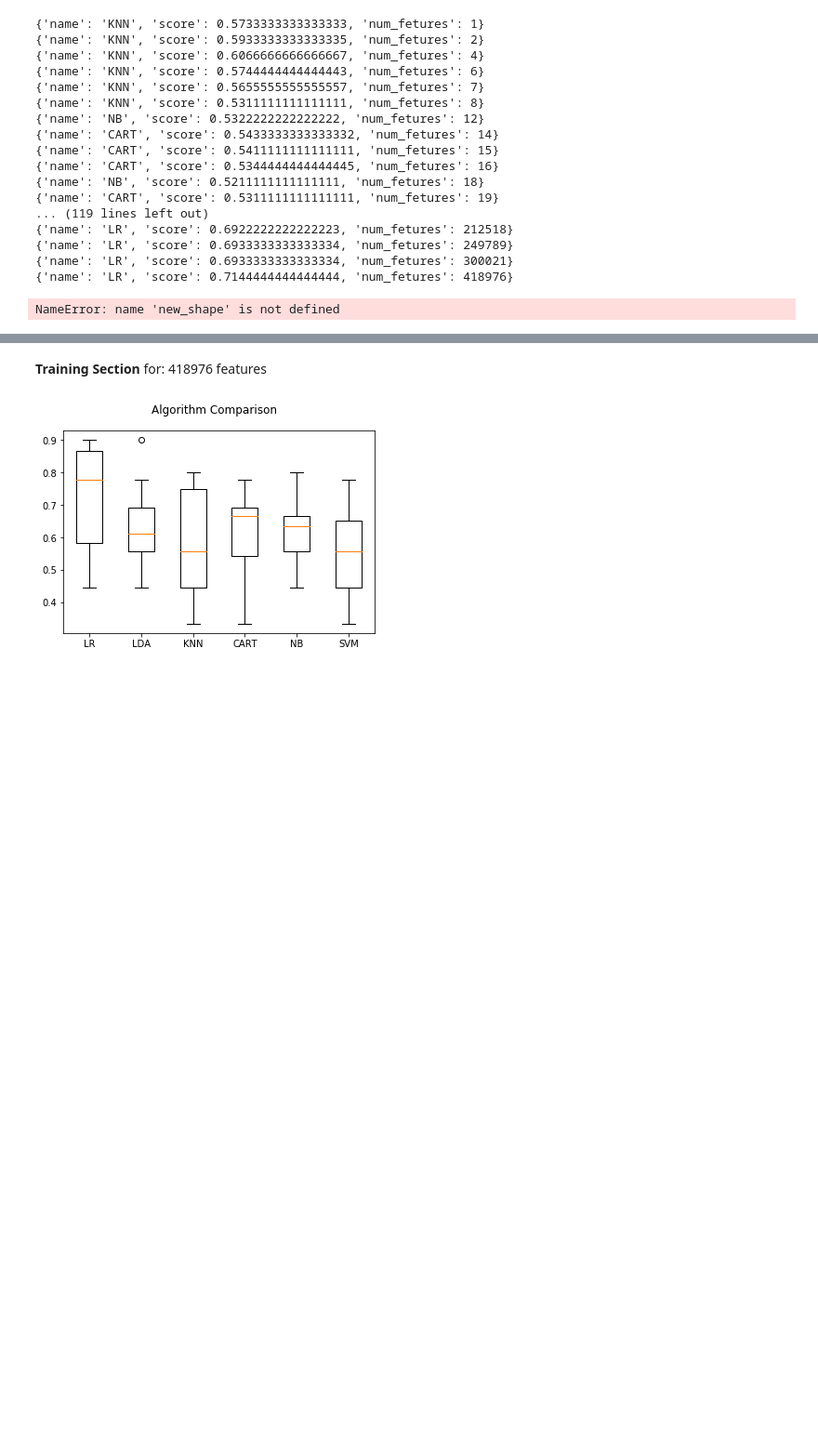
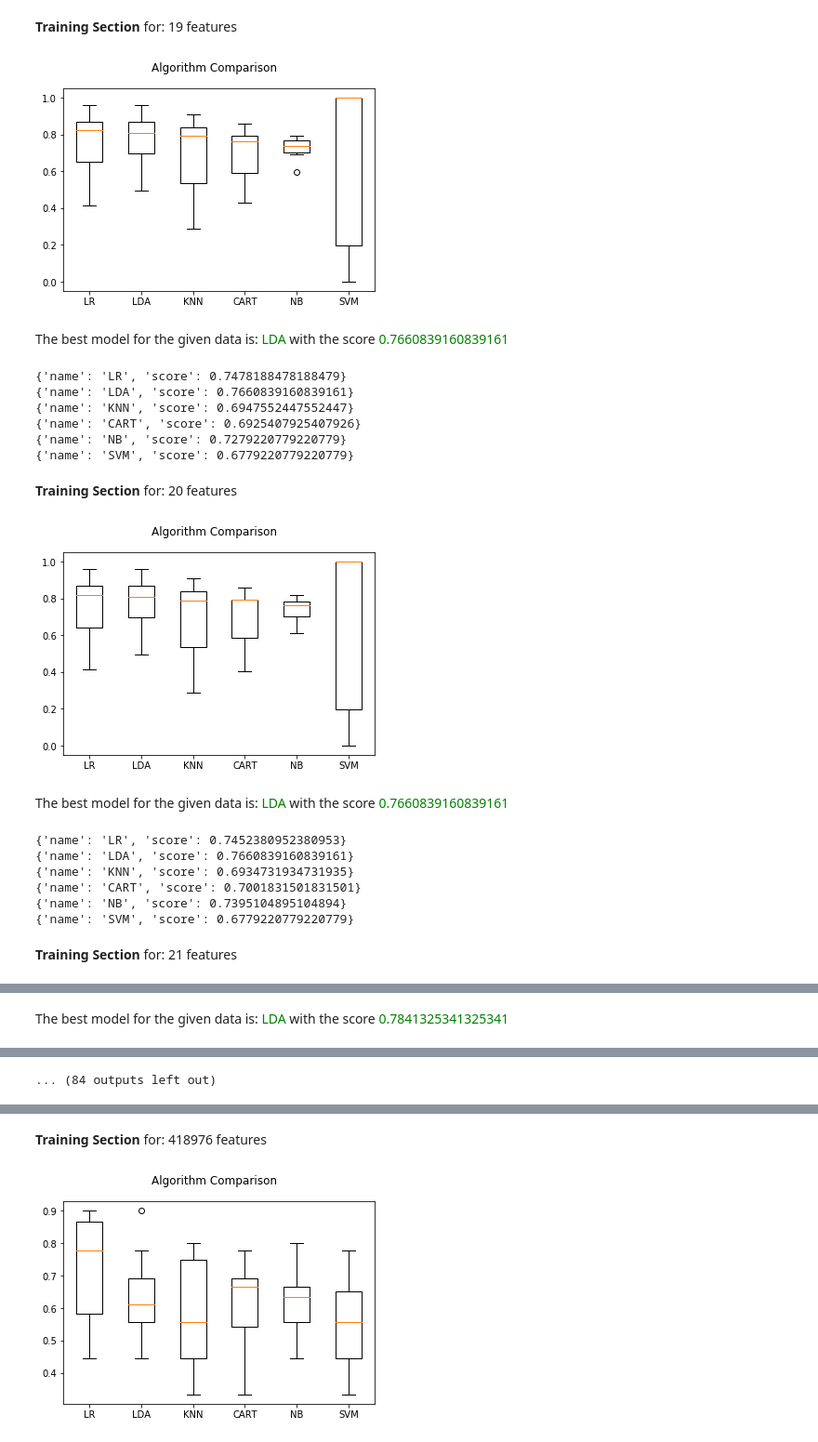
Before and after one commit to motybz/Cancer_Data_Mining, a Jupyter notebook: Models_Compare.ipynb, the cells around one changed output, grey strips where cells are left out. Shown at 93% size. Saved outputs shown, nothing was run; the diff lists cells and outputs as text; code cells hidden in the pictures; blank space fills up the shorter version.

Commit message:
New data sets + new graph + config file

```diff
--- a/Models_Compare.ipynb
+++ b/Models_Compare.ipynb
@@ -83,11 +85,19 @@ def get_the_best(results): # input - list of dict {"name":name,"score":score}
     # print ('The best model for the given train (' + X_train.shape +') is: ' + name + 'with the score ' +m )
     return results[i] # the max model (dict type)
 # %%
+#consts
+FILE_PATH = os.path.dirname(os.path.abspath("__file__"))
+CONFIG_FILE = '{}/config.ini'.format(FILE_PATH)
+config = configparser.ConfigParser()
+config.read(CONFIG_FILE)
+TRAIN_FILE = str(config['files']['train_set'])
+TEST_FILE = str(config['files']['test_set'])
 if __name__ == "__main__":
-    X_train, Y_train ,names_train = load_dataset(os.path.join('D:/motybz/Cancer_Data_Mining/trin-SD01/trin-SD01.csv'))
-    X_test, Y_test ,names_test = load_dataset(os.path.join('D:/motybz/Cancer_Data_Mining/trin-SD01/test-SD01.csv'))
+    X_train, Y_train ,names_train = load_dataset(TRAIN_FILE)
     print ('Train data shape: ', X_train.shape)
     print ('Train labels shape: ', Y_train.shape)
-    print ('Test data shape: ', X_test.shape)
-    print ('Test labels shape: ', Y_test.shape)
+    if TEST_FILE:
+        X_test, Y_test ,names_test = load_dataset(TEST_FILE)
+        print ('Test data shape: ', X_test.shape)
+        print ('Test labels shape: ', Y_test.shape)
 # %% [output]
@@ -98,44 +111,48 @@ Test labels shape:  (88,)
 # %%
     #before we found the elbow
     new_trains = []
-    new_shapes = []
-    range = np.arange(0.0, 0.17, 0.001)
-    for VTHRESH in range:
+    new_shapes_ratio = []
+    new_range = []
+    range = np.arange(0, 1, 0.01)
+    for VTHRESH in reversed(range):
         sel = fs.VarianceThreshold(VTHRESH)
-        X_train_mod = sel.fit_transform(X_train)
-        if len(new_shapes) >= 1:
-            if new_shapes[-1]!= X_train_mod.shape:
+        X_train_mod = sel.fit_transform(X_train_imp)
+        if len(new_shapes_ratio) >= 1:
+            if new_shapes_ratio[-1]!= X_train_mod.shape[-1]/X_train.shape[-1]:
+                new_range.append(VTHRESH)
                 new_trains.append(X_train_mod)
-                new_shapes.append(X_train_mod.shape)
+                new_shapes_ratio.append(X_train_mod.shape[-1]/X_train.shape[-1])
         else:
+            new_range.append(VTHRESH)
             new_trains.append(X_train_mod)
-            new_shapes.append(X_train_mod.shape)
+            new_shapes_ratio.append(X_train_mod.shape[-1]/X_train.shape[-1])
 # %%
     best_tr_results = []
-    for X_train_mod in reversed(new_trains):
+    for X_train_mod in new_trains:
         # train the new shape
         printmd("**Training Section** for: " + str(X_train_mod.shape[-1]) + " features")
         train_resultes = train_the_data(X_train_mod,Y_train,models)
         best_tr = get_the_best(train_resultes)
         best_tr_results.append({"name":best_tr['name'],"score":best_tr['score'],"num_fetures":int(X_train_mod.shape[-1])})
         for model in train_resultes:
             print (model)
 # %% [output]
+**Training Section** for: 19 features
+[figure, added]
+The best model for the given data is: <span style="color:green">LDA</span> with the score <span style="color:green">0.7660839160839161</span>
-{'name': 'KNN', 'score': 0.5733333333333333, 'num_fetures': 1}
-{'name': 'KNN', 'score': 0.5933333333333335, 'num_fetures': 2}
-{'name': 'KNN', 'score': 0.6066666666666667, 'num_fetures': 4}
-{'name': 'KNN', 'score': 0.5744444444444443, 'num_fetures': 6}
-{'name': 'KNN', 'score': 0.5655555555555557, 'num_fetures': 7}
-{'name': 'KNN', 'score': 0.5311111111111111, 'num_fetures': 8}
-{'name': 'NB', 'score': 0.5322222222222222, 'num_fetures': 12}
-{'name': 'CART', 'score': 0.5433333333333332, 'num_fetures': 14}
-{'name': 'CART', 'score': 0.5411111111111111, 'num_fetures': 15}
-{'name': 'CART', 'score': 0.5344444444444445, 'num_fetures': 16}
-{'name': 'NB', 'score': 0.5211111111111111, 'num_fetures': 18}
-{'name': 'CART', 'score': 0.5311111111111111, 'num_fetures': 19}
-... (119 lines left out)
-{'name': 'LR', 'score': 0.6922222222222223, 'num_fetures': 212518}
-{'name': 'LR', 'score': 0.6933333333333334, 'num_fetures': 249789}
-{'name': 'LR', 'score': 0.6933333333333334, 'num_fetures': 300021}
-{'name': 'LR', 'score': 0.7144444444444444, 'num_fetures': 418976}
+{'name': 'LR', 'score': 0.7478188478188479}
+{'name': 'LDA', 'score': 0.7660839160839161}
+{'name': 'KNN', 'score': 0.6947552447552447}
+{'name': 'CART', 'score': 0.6925407925407926}
+{'name': 'NB', 'score': 0.7279220779220779}
+{'name': 'SVM', 'score': 0.6779220779220779}
+**Training Section** for: 20 features
+[figure, added]
+The best model for the given data is: <span style="color:green">LDA</span> with the score <span style="color:green">0.7660839160839161</span>
-NameError: name 'new_shape' is not defined
+{'name': 'LR', 'score': 0.7452380952380953}
+{'name': 'LDA', 'score': 0.7660839160839161}
+{'name': 'KNN', 'score': 0.6934731934731935}
+{'name': 'CART', 'score': 0.7001831501831501}
+{'name': 'NB', 'score': 0.7395104895104894}
+{'name': 'SVM', 'score': 0.6779220779220779}
+**Training Section** for: 21 features
@@ -141,0 +160 @@ NameError: name 'new_shape' is not defined
+The best model for the given data is: <span style="color:green">LDA</span> with the score <span style="color:green">0.7841325341325341</span>
@@ -142,3 +167,4 @@ NameError: name 'new_shape' is not defined
+... (84 outputs left out)
 # %%
     for best in best_tr_results:
         print(best)
```
Also changed, not shown: parts of 6 cells of this notebook, 2 other files.
